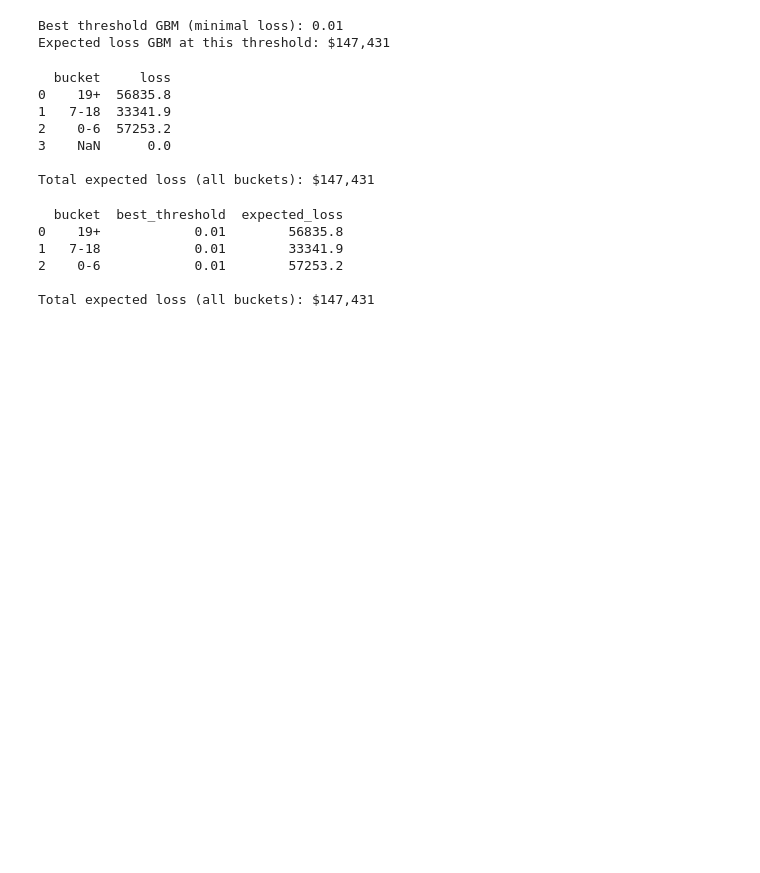
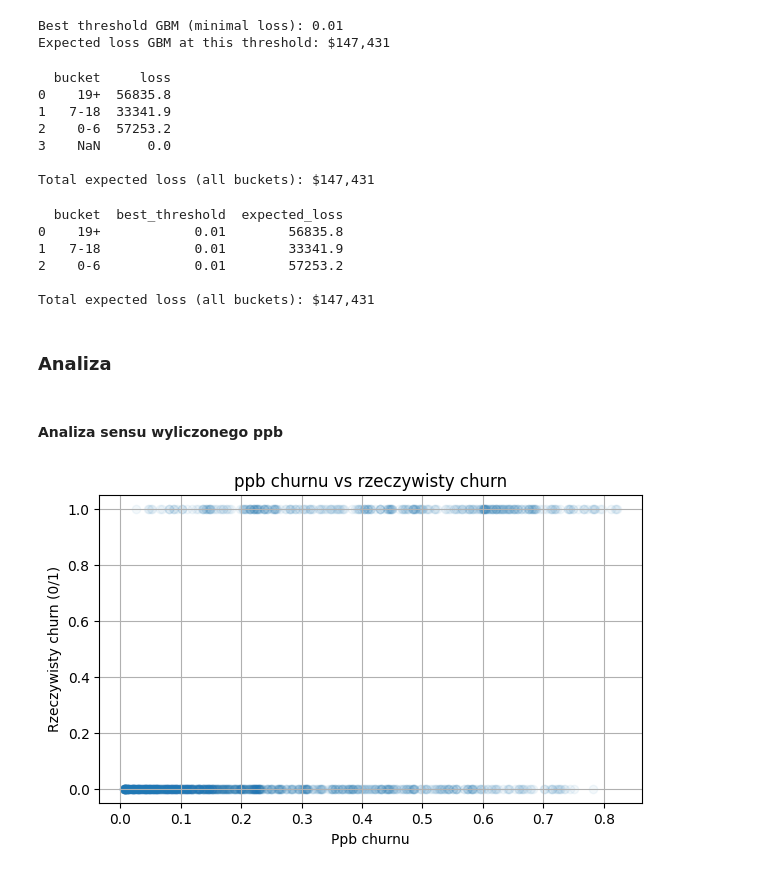
Before and after one commit to MikolajMezyk/projektML, a Jupyter notebook: projekt_czysto.ipynb, the cells around one changed output. Drawn from its saved outputs; the diff is of its cells as text; code cells hidden in the pictures; blank space fills up the shorter version.

```diff
--- a/projekt_czysto.ipynb
+++ b/projekt_czysto.ipynb
@@ -618,3 +619,22 @@ print(f"\nTotal expected loss (all buckets): ${result[1]:,.0f}")
 2    0-6            0.01        57253.2
 
 Total expected loss (all buckets): $147,431
+# %% [markdown]
+### Analiza
+# %% [markdown]
+#### Analiza sensu wyliczonego ppb
+# %%
+p_test = y_proba
+y_true = df_test["Churn"].astype(int).values
+
+plt.figure(figsize=(7,4))
+plt.scatter(p_test, y_true, alpha=0.05)
+
+plt.xlabel("Ppb churnu")
+plt.ylabel("Rzeczywisty churn (0/1)")
+plt.title("ppb churnu vs rzeczywisty churn")
+
+plt.grid(True)
+plt.show()
+# %% [output]
+[figure, added]
```
Also changed, not shown: parts of 10 cells of this notebook.
